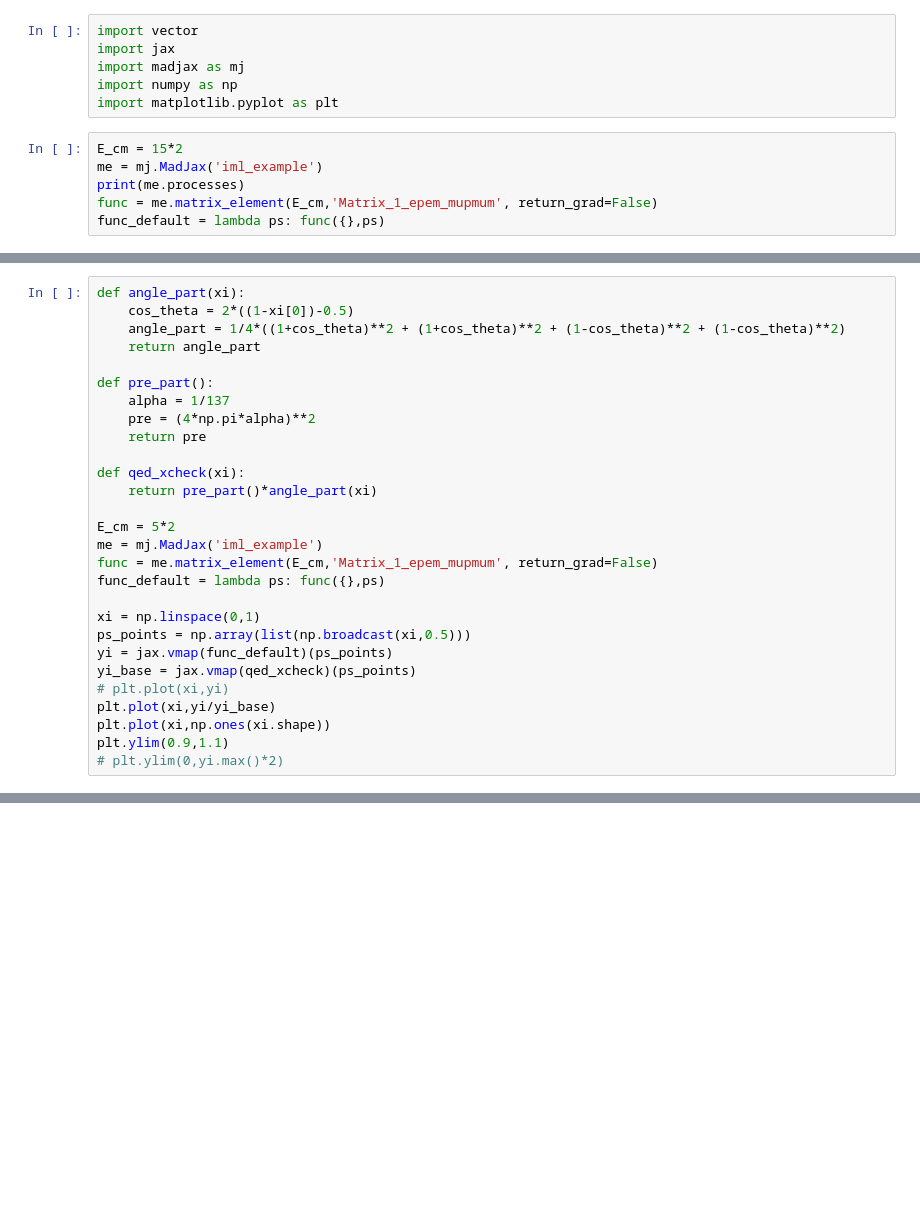
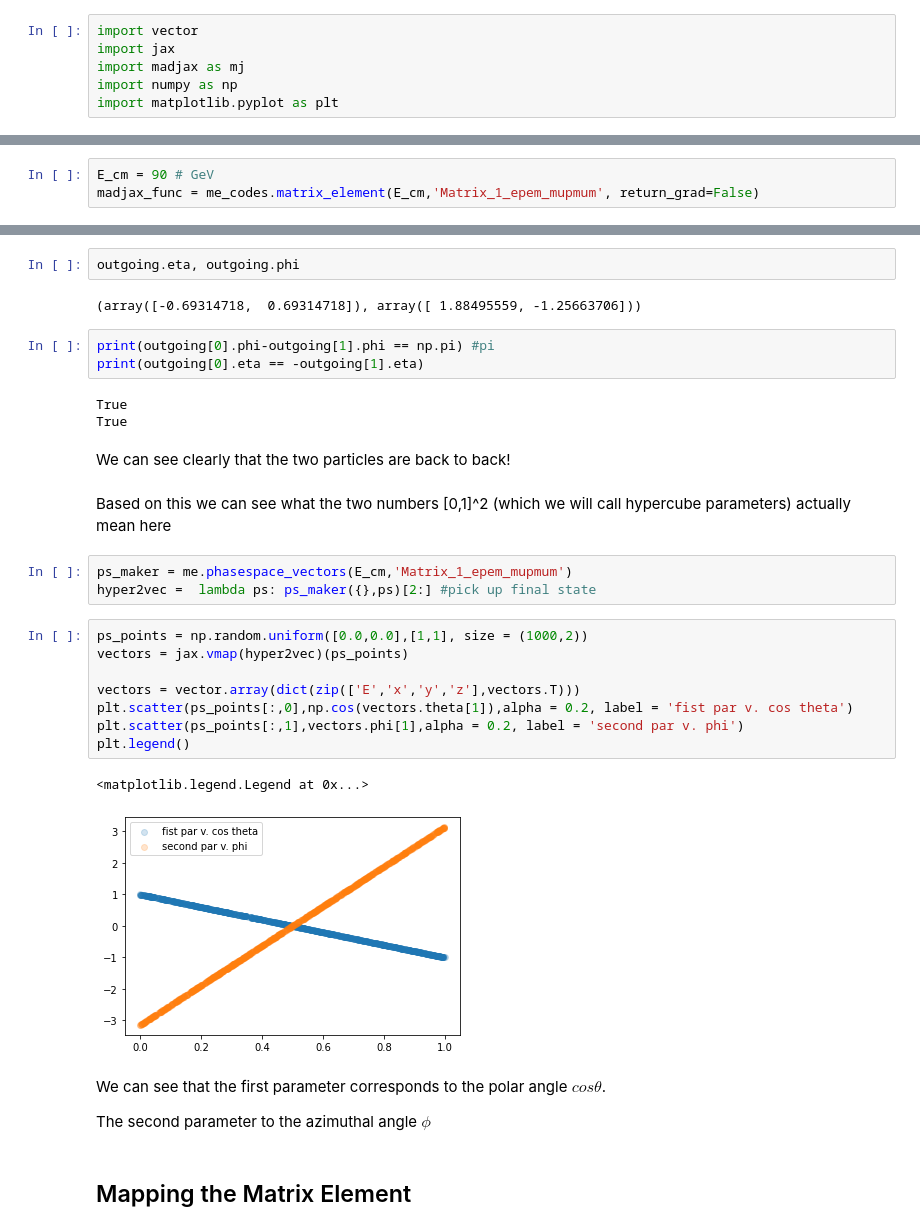
Before and after one commit to lukasheinrich/iml_madjax_binder, a Jupyter notebook: MadJax.ipynb, the cells around one changed output, grey strips where cells are left out. Cells and saved outputs as stored; diff of their text form; blank space fills up the shorter version.

```diff
--- a/MadJax.ipynb
+++ b/MadJax.ipynb
@@ -4,9 +4,3 @@ import jax
 import madjax as mj
 import numpy as np
 import matplotlib.pyplot as plt
-# %%
-E_cm = 15*2
-me = mj.MadJax('iml_example')
-print(me.processes)
-func = me.matrix_element(E_cm,'Matrix_1_epem_mupmum', return_grad=False)
-func_default = lambda ps: func({},ps)
@@ -51,28 +6,0 @@ plt.scatter(ps_points[:,1],vectors.phi[1],alpha = 0.2)
-# %%
-def angle_part(xi):
-    cos_theta = 2*((1-xi[0])-0.5)
-    angle_part = 1/4*((1+cos_theta)**2 + (1+cos_theta)**2 + (1-cos_theta)**2 + (1-cos_theta)**2)
-    return angle_part
-
-def pre_part():
-    alpha = 1/137
-    pre = (4*np.pi*alpha)**2
-    return pre
-
-def qed_xcheck(xi):
-    return pre_part()*angle_part(xi)
-
-E_cm = 5*2
-me = mj.MadJax('iml_example')
-func = me.matrix_element(E_cm,'Matrix_1_epem_mupmum', return_grad=False)
-func_default = lambda ps: func({},ps)
-
-xi = np.linspace(0,1)
-ps_points = np.array(list(np.broadcast(xi,0.5)))
-yi = jax.vmap(func_default)(ps_points)
-yi_base = jax.vmap(qed_xcheck)(ps_points)
-# plt.plot(xi,yi)
-plt.plot(xi,yi/yi_base)
-plt.plot(xi,np.ones(xi.shape))
-plt.ylim(0.9,1.1)
-# plt.ylim(0,yi.max()*2)
@@ -148,0 +154,3 @@ a[:,0].min(),a[:,0].max(),a[:,1].min(),a[:,1].max()
+# %%
+E_cm = 90 # GeV
+madjax_func = me_codes.matrix_element(E_cm,'Matrix_1_epem_mupmum', return_grad=False)
@@ -148,0 +218,34 @@ a[:,0].min(),a[:,0].max(),a[:,1].min(),a[:,1].max()
+# %%
+outgoing.eta, outgoing.phi
+# %% [output]
+(array([-0.69314718,  0.69314718]), array([ 1.88495559, -1.25663706]))
+# %%
+print(outgoing[0].phi-outgoing[1].phi == np.pi) #pi
+print(outgoing[0].eta == -outgoing[1].eta)
+# %% [output]
+True
+True
+# %% [markdown]
+We can see clearly that the two particles are back to back!
+# %% [markdown]
+Based on this we can see what the two numbers [0,1]^2 (which we will call hypercube parameters) actually mean here
+# %%
+ps_maker = me.phasespace_vectors(E_cm,'Matrix_1_epem_mupmum')
+hyper2vec =  lambda ps: ps_maker({},ps)[2:] #pick up final state
+# %%
+ps_points = np.random.uniform([0.0,0.0],[1,1], size = (1000,2))
+vectors = jax.vmap(hyper2vec)(ps_points)
+
+vectors = vector.array(dict(zip(['E','x','y','z'],vectors.T)))
+plt.scatter(ps_points[:,0],np.cos(vectors.theta[1]),alpha = 0.2, label = 'fist par v. cos theta')
+plt.scatter(ps_points[:,1],vectors.phi[1],alpha = 0.2, label = 'second par v. phi')
+plt.legend()
+# %% [output]
+<matplotlib.legend.Legend at 0x...>
+[figure, added]
+# %% [markdown]
+We can see that the first parameter corresponds to the polar angle $cos\theta$.
+
+The second parameter to the azimuthal angle $\phi$
+# %% [markdown]
+## Mapping the Matrix Element
```
Also changed, not shown: parts of 47 cells of this notebook.
